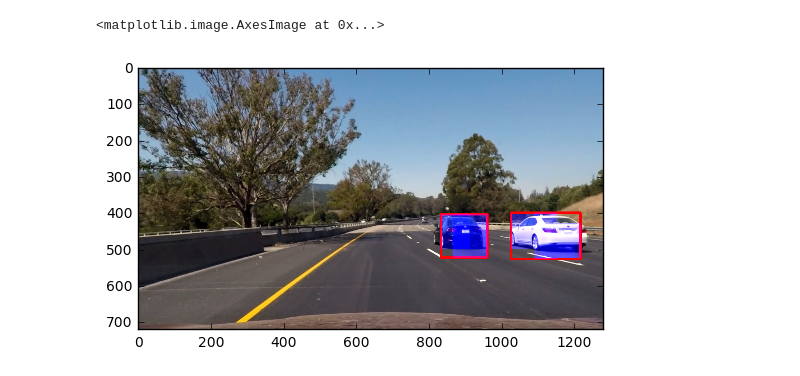
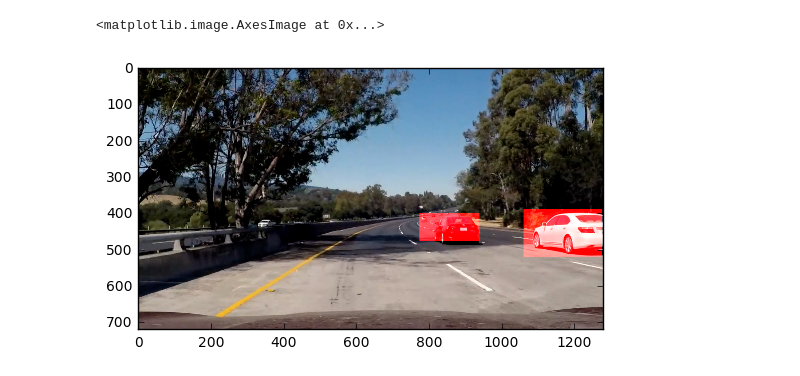
Before and after one commit to Valtgun/CarND-Vehicle-Detection, a Jupyter notebook: Project5.ipynb, the cells around one changed output. Drawn from its saved outputs; the diff is of its cells as text; code cells hidden in the pictures.

Commit message:
Version with pipeline done for HOG and also YOLO

```diff
--- a/Project5.ipynb
+++ b/Project5.ipynb
@@ -942,0 +1213,13 @@ def process_frame_det(image):
+# %%
+image = cv2.imread('test_images/test5.jpg',1)
+image = cv2.cvtColor(image, cv2.COLOR_BGR2RGB)
+image_crop = image[300:650,500:,:]
+resized = cv2.resize(image_crop,(448,448))
+batch = np.transpose(resized,(2,0,1))
+batch = 2*(batch/255.) - 1
+batch = np.expand_dims(batch, axis=0)
+out = model.predict(batch)
+boxes = yolo_net_out_to_car_boxes(out[0], threshold = 0.17)
+f,(ax1,ax2) = plt.subplots(1,2,figsize=(16,6))
+ax1.imshow(image)
+ax2.imshow(draw_box(boxes,image,[[500,1280],[300,650]]))
@@ -943,17 +1261,15 @@ def process_frame_det(image):
 # %%
-import multiprocessing as mp
-#768
-#48
-#4704
-#Generate examples of the straight road
+# Create debug images for HOG appraoch
+hmap = CarHeat()
 st = State()
 line = Line()
-image = cv2.imread('test_images/test6.jpg',1)
+image = cv2.imread('test_images/test5.jpg',1)
+image = cv2.cvtColor(image, cv2.COLOR_BGR2RGB)
 #print (image.shape)
-result = process_frame_det(image)
-image = cv2.cvtColor(image, cv2.COLOR_BGR2RGB)
-result = cv2.cvtColor(result, cv2.COLOR_BGR2RGB)
+result = frame_func_aggr(image)
+#image = cv2.cvtColor(image, cv2.COLOR_BGR2RGB)
+#result = cv2.cvtColor(result, cv2.COLOR_BGR2RGB)
 plt.imshow(result)
 # %% [output]
 <matplotlib.image.AxesImage at 0x...>
-[figure, old version]
+[figure, new version]
```
Also changed, not shown: parts of 15 cells of this notebook, 7 other files.
